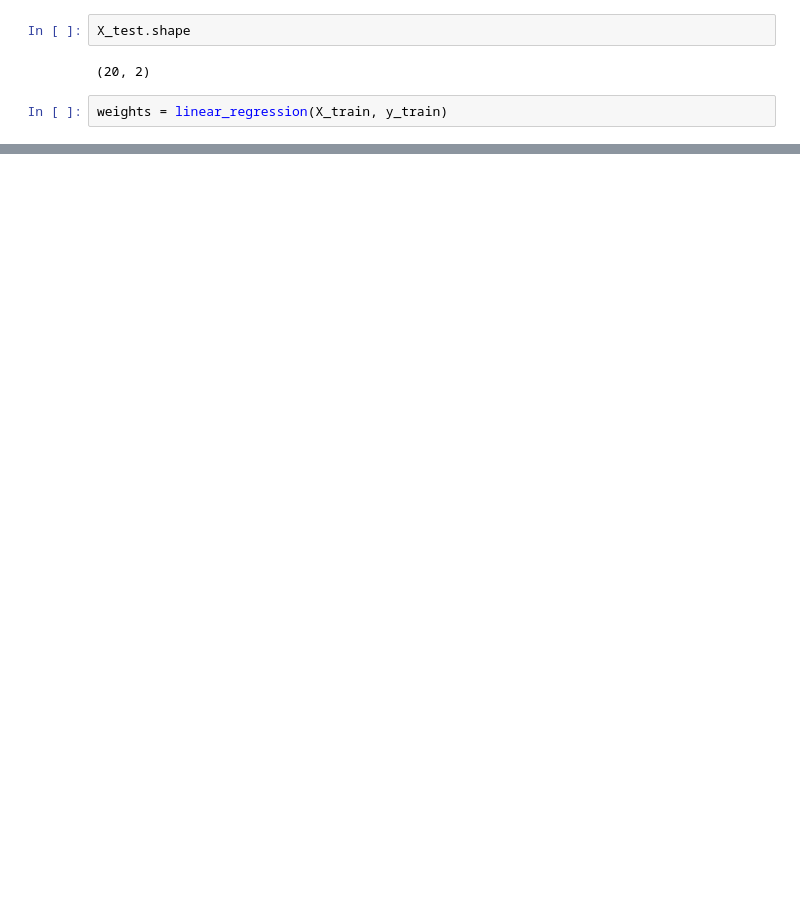
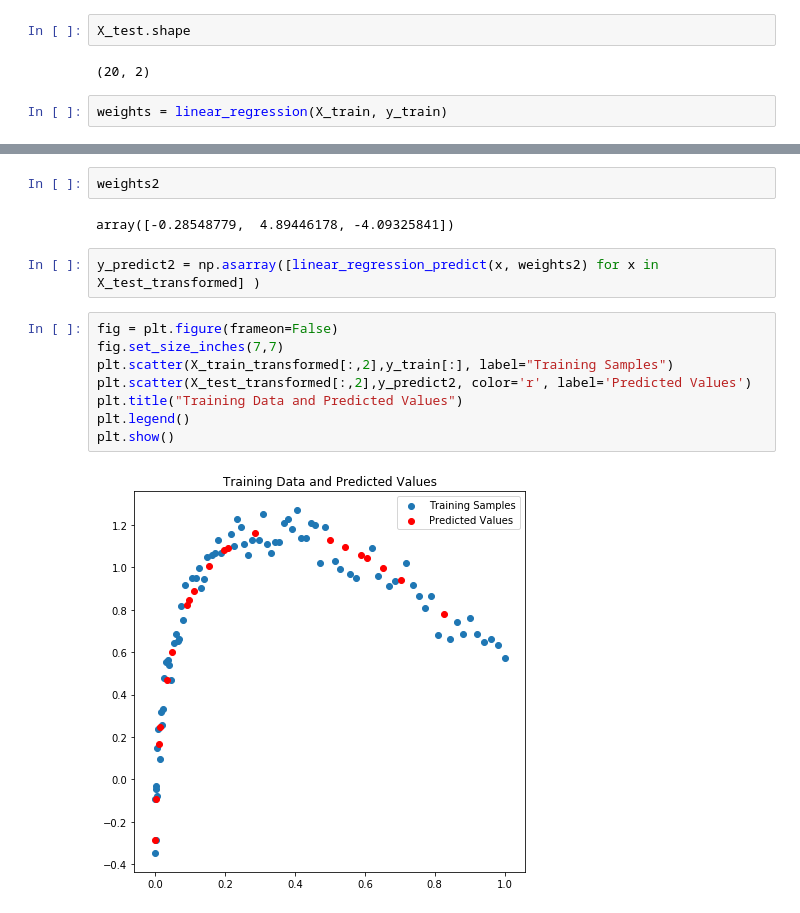
Before and after one commit to vipulpopat/MSCAI_Sem1_Etivity3, a Jupyter notebook: Etivity3_LinearRegression.ipynb, the cells around one changed output, grey strips where cells are left out. Saved outputs shown, nothing was run; the diff lists cells and outputs as text; blank space fills up the shorter version.

```diff
--- a/Etivity3_LinearRegression.ipynb
+++ b/Etivity3_LinearRegression.ipynb
@@ -109,0 +147,16 @@ IndexError: index 2 is out of bounds for axis 0 with size 2
+# %%
+weights2
+# %% [output]
+array([-0.28548779,  4.89446178, -4.09325841])
+# %%
+y_predict2 = np.asarray([linear_regression_predict(x, weights2) for x in X_test_transformed] )
+# %%
+fig = plt.figure(frameon=False)
+fig.set_size_inches(7,7)
+plt.scatter(X_train_transformed[:,2],y_train[:], label="Training Samples")
+plt.scatter(X_test_transformed[:,2],y_predict2, color='r', label='Predicted Values')
+plt.title("Training Data and Predicted Values")
+plt.legend()
+plt.show()
+# %% [output]
+[figure, added]
```
Also changed, not shown: parts of 26 cells of this notebook.
